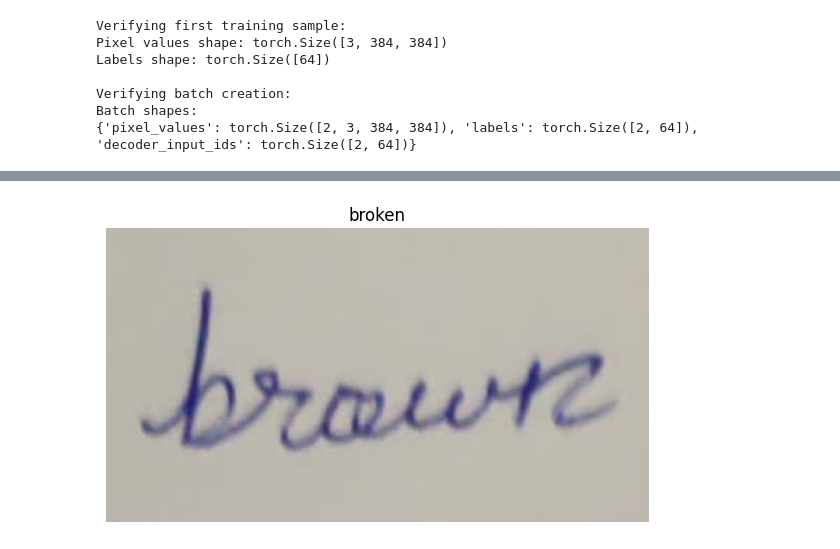
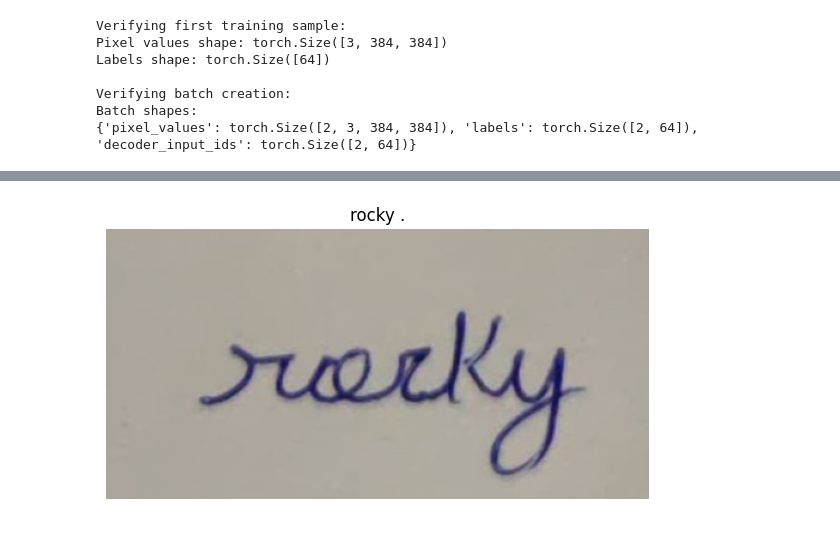
Before and after one commit to priyanshu389/Machine-Learning-Projects, a Jupyter notebook: Handwritten Text Extrection/TrOCR.ipynb, the cells around one changed output, grey strips where cells are left out. Drawn from its saved outputs; the diff is of its cells as text; code cells hidden in the pictures.

Commit message:
update TrOCR model
 - add image and label for more data training and more accurate output

```diff
--- a/Handwritten Text Extrection/TrOCR.ipynb
+++ b/Handwritten Text Extrection/TrOCR.ipynb
@@ -295,5 +337,5 @@ TrainOutput(global_step=30, training_loss=0.16739586194356282, metrics={'train_r
 # %%
-model_path = "/content/trocr-finetuned"
+model_path = "/content/drive/MyDrive/Data/Trained_model/troct-finetuned"
 
-trainer.save_model()
-processor.save_pretrained(model_path)
+# model.save_pretrained(model_path)
+# processor.save_pretrained(model_path)
@@ -323,8 +346,8 @@ Config of the encoder: <class 'transformers.models.vit.modeling_vit.ViTModel'> i
 # %%
 eval_new_data(
-    data_path="/content/drive/MyDrive/Colab Notebooks/Now Demo/Data/Images/16.jpg",
-    num_samples=2,
+    data_path="/content/drive/MyDrive/Data/TestImages/demo7.jpg",
+    num_samples=4,
     model=model
 )
 # %% [output]
-[figure, old version]
+[figure, new version]
```
Also changed, not shown: parts of 15 cells of this notebook.
